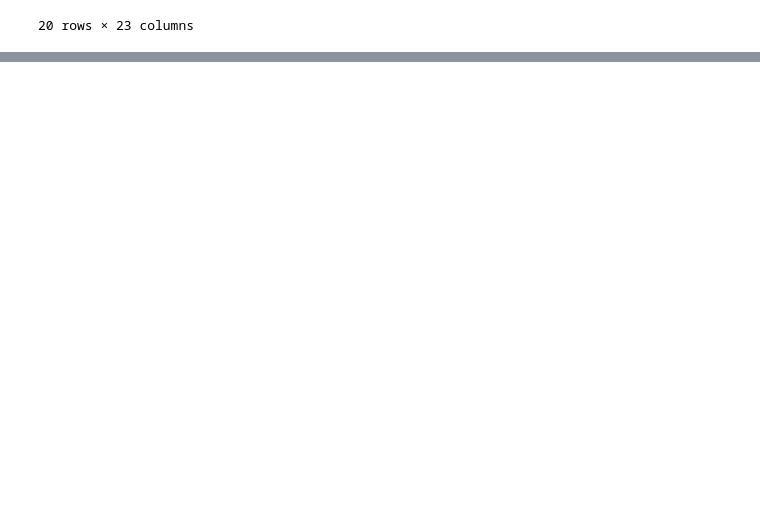
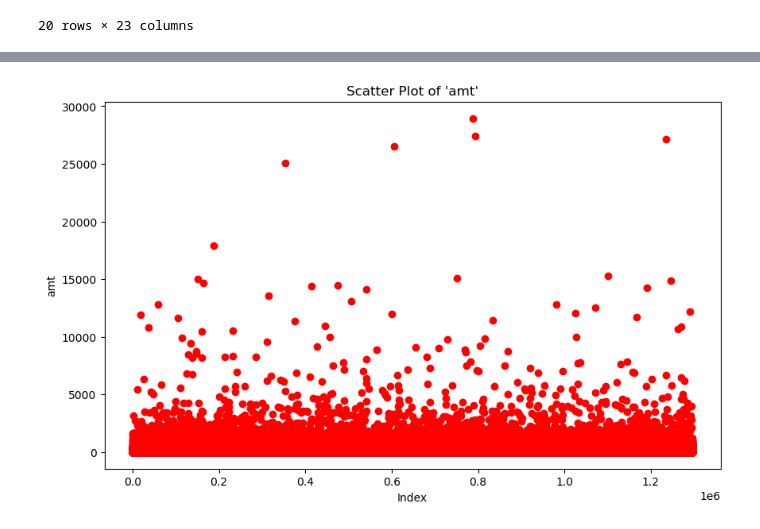
Before and after one commit to 5h4tt3r/creditML, a Jupyter notebook: notebooks/1)Processing+EDA/featureProcessingFraud.ipynb, the cells around one changed output, grey strips where cells are left out. Cells and saved outputs as stored; diff of their text form; code cells hidden in the pictures; blank space fills up the shorter version.

```diff
--- a/notebooks/1)Processing+EDA/featureProcessingFraud.ipynb
+++ b/notebooks/1)Processing+EDA/featureProcessingFraud.ipynb
@@ -29,0 +147,9 @@ print("check")
+# %%
+plt.figure(figsize=(10, 6))
+plt.scatter(df.index, df['amt'], color='red')
+plt.title("Scatter Plot of 'amt'")
+plt.xlabel('Index')
+plt.ylabel('amt')
+plt.show()
+# %% [output]
+[figure, added]
```
Also changed, not shown: parts of 18 cells of this notebook, 4 other files.
